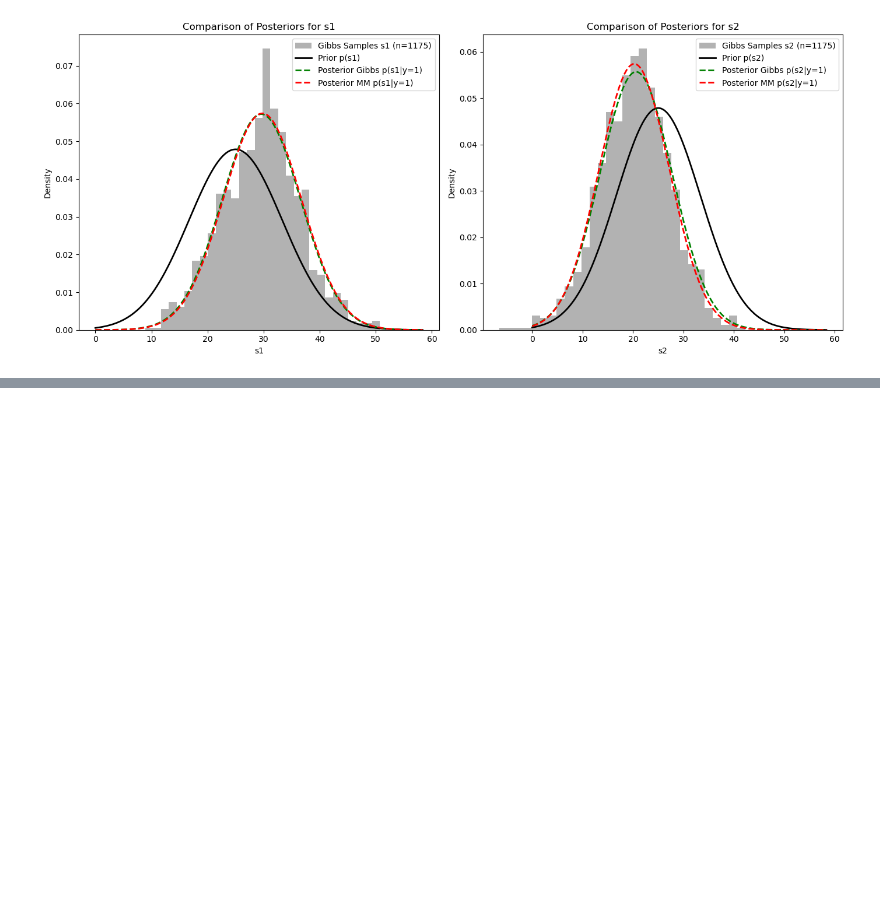
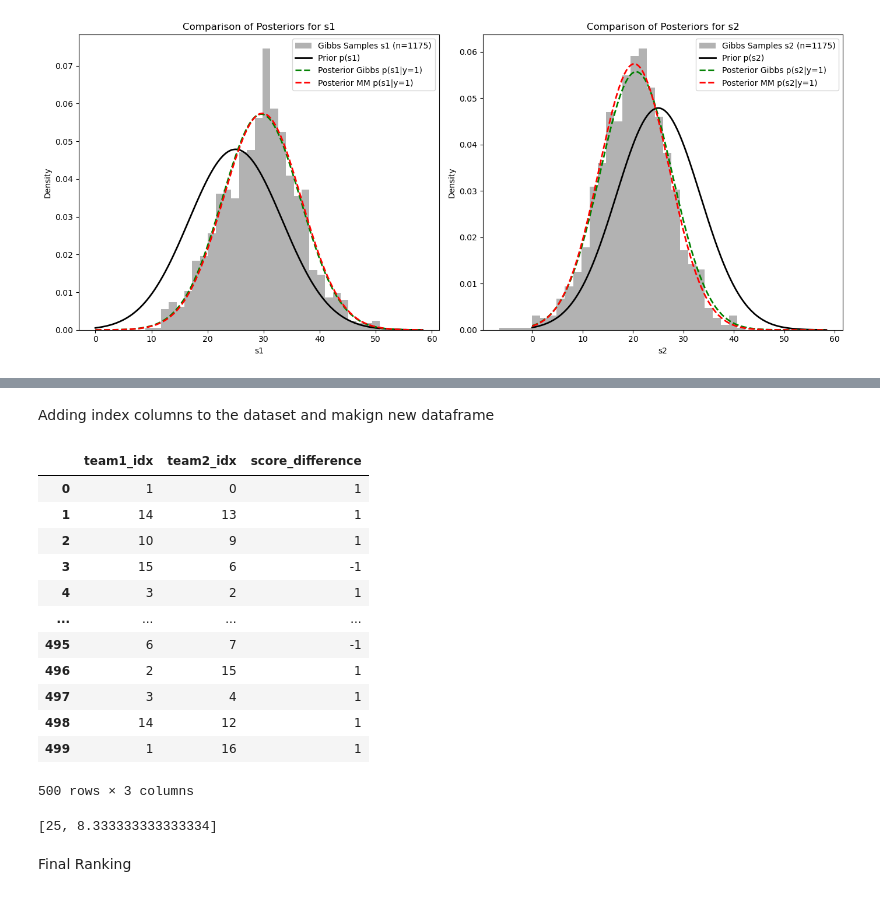
Before and after one commit to moniba-ravan/ranking-system, a Jupyter notebook: runme.ipynb, the cells around one changed output, grey strips where cells are left out. Saved outputs shown, nothing was run; the diff lists cells and outputs as text; code cells hidden in the pictures; blank space fills up the shorter version.

```diff
--- a/runme.ipynb
+++ b/runme.ipynb
@@ -719,0 +726,7 @@ plt.show()
+# %%
+nba_df = pd.read_csv('nba.csv', nrows=500)
+# %%
+unique_nba_teams = pd.concat([nba_df['team1'], nba_df['team1']], ignore_index=True).unique().tolist() # list
+unique_nba_teams.sort()
+# Assign index to each
+unique_nba_teams # 0, Celtics
@@ -719,0 +751,5 @@ plt.show()
+# %%
+team_mapping = {}
+for i, team in enumerate(unique_nba_teams):
+    team_mapping[team] = i
+team_mapping # Celtics, 0
@@ -719,0 +774,43 @@ plt.show()
+# %% [markdown]
+Adding index columns to the dataset and makign new dataframe
+# %%
+# Adding index columns to the dataset
+nba_df['team1_idx'] = nba_df['team1'].map(team_mapping)
+nba_df['team2_idx'] = nba_df['team2'].map(team_mapping)
+
+
+score_difference = nba_df['team1_score'] - nba_df['team2_score']
+
+# Create a new DataFrame with the desired columns
+result_nba_df = pd.DataFrame({
+    'team1_idx': nba_df['team1_idx'],
+    'team2_idx': nba_df['team2_idx'],
+    'score_difference': np.where(nba_df['team1_score'] - nba_df['team2_score'] > 0, 1,
+                                   np.where(nba_df['team1_score'] - nba_df['team2_score'] < 0, -1, 0))
+})
+
+# Remove rows where score_difference is zero
+result_nba_df = result_nba_df[result_nba_df['score_difference'] != 0]
+# convert panda to numpy
+nba_result_array = result_nba_df.to_numpy()
+result_nba_df
+# %% [output]
+|  | team1_idx | team2_idx | score_difference |
+| 0 | 1 | 0 | 1 |
+| 1 | 14 | 13 | 1 |
+| 2 | 10 | 9 | 1 |
+| 3 | 15 | 6 | -1 |
+| 4 | 3 | 2 | 1 |
+| ... | ... | ... | ... |
+| 495 | 6 | 7 | -1 |
+| 496 | 2 | 15 | 1 |
+| 497 | 3 | 4 | 1 |
+| 498 | 14 | 12 | 1 |
+| 499 | 1 | 16 | 1 |
+500 rows × 3 columns
+# %%
+# MU and Sigma for each team
+nba_skills_dist = [[mu_1, sigma_1] for _ in unique_nba_teams]
+nba_skills_dist[0]
+# %% [output]
+[25, 8.333333333333334]
@@ -719,0 +828,2 @@ plt.show()
+# %% [markdown]
+Final Ranking
```
Also changed, not shown: parts of 9 cells of this notebook.
